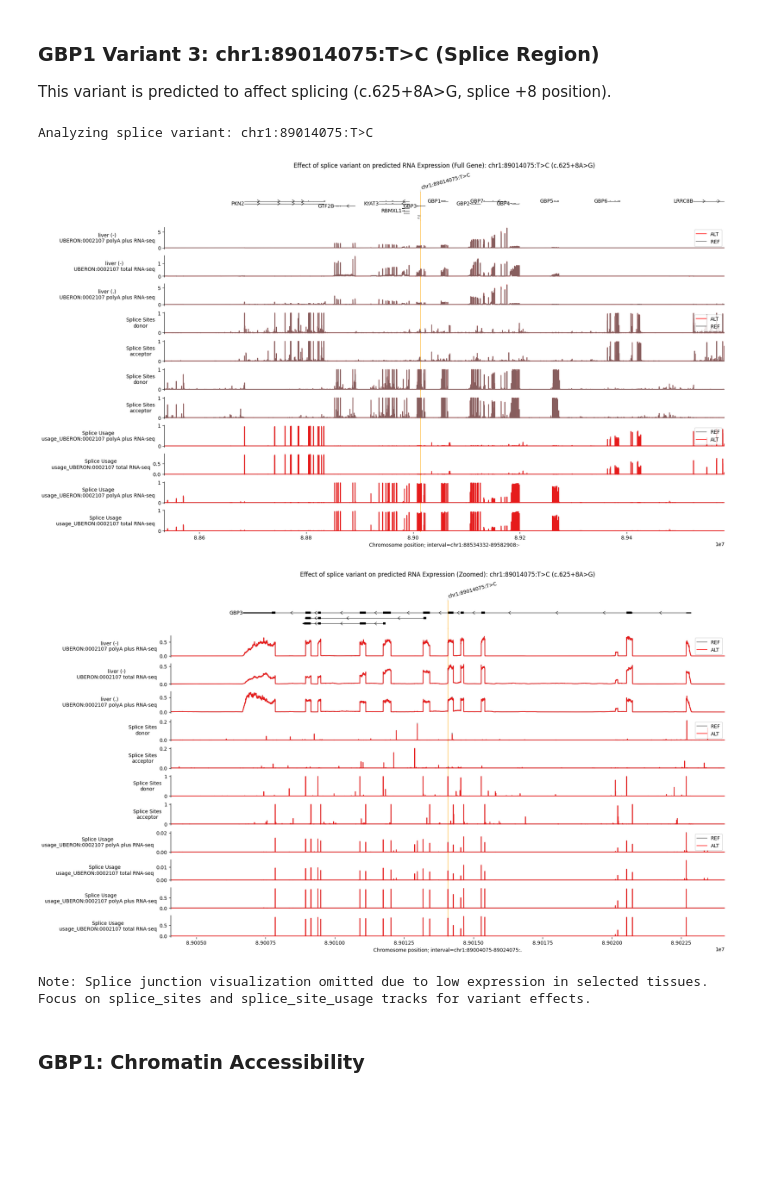
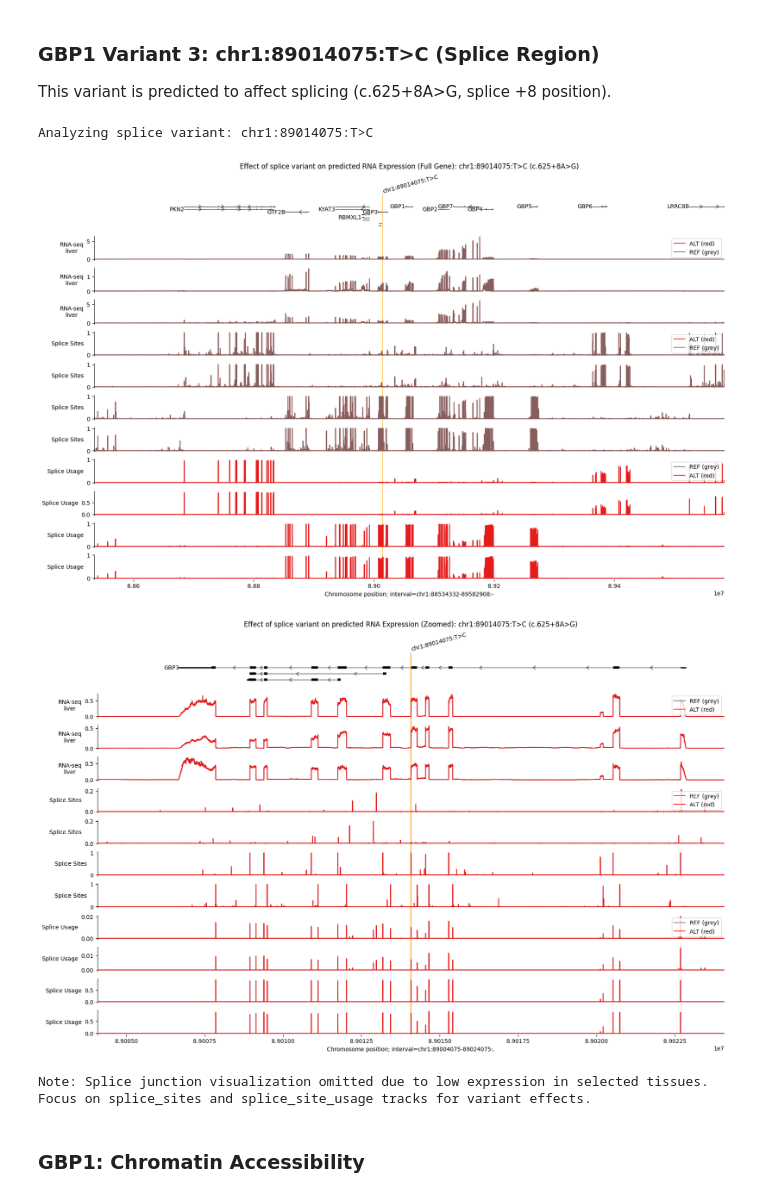
Before and after one commit to gsstephenson/MCDB-5520-group-project-analysis, a Jupyter notebook: alphagenome_validation/variant_analysis_FCGR2B_GBP1.ipynb, the cells around one changed output. Cells and saved outputs as stored; diff of their text form; code cells hidden in the pictures; blank space fills up the shorter version.

```diff
--- a/alphagenome_validation/variant_analysis_FCGR2B_GBP1.ipynb
+++ b/alphagenome_validation/variant_analysis_FCGR2B_GBP1.ipynb
@@ -361,29 +366,29 @@ plot = plot_components.plot(
         # RNA-seq tracks
         plot_components.OverlaidTracks(
             tdata={
-                'REF': gbp1_v3_output.reference.rna_seq.filter_to_nonpositive_strand(),
-                'ALT': gbp1_v3_output.alternate.rna_seq.filter_to_nonpositive_strand(),
+                'REF (grey)': gbp1_v3_output.reference.rna_seq.filter_to_nonpositive_strand(),
+                'ALT (red)': gbp1_v3_output.alternate.rna_seq.filter_to_nonpositive_strand(),
             },
             colors=ref_alt_colors,
-            ylabel_template='{biosample_name} ({strand})\n{name}',
+            ylabel_template='RNA-seq: {biosample_name} ({strand})\nREF=grey, ALT=red',
         ),
         # Splice site tracks
         plot_components.OverlaidTracks(
             tdata={
-                'REF': gbp1_v3_output.reference.splice_sites,
-                'ALT': gbp1_v3_output.alternate.splice_sites,
+                'REF (grey)': gbp1_v3_output.reference.splice_sites,
+                'ALT (red)': gbp1_v3_output.alternate.splice_sites,
             },
             colors=ref_alt_colors,
-            ylabel_template='Splice Sites\n{name}',
+            ylabel_template='Splice Sites\nREF=grey, ALT=red',
         ),
         # Splice site usage tracks
         plot_components.OverlaidTracks(
             tdata={
-                'REF': gbp1_v3_output.reference.splice_site_usage,
-                'ALT': gbp1_v3_output.alternate.splice_site_usage,
+                'REF (grey)': gbp1_v3_output.reference.splice_site_usage,
+                'ALT (red)': gbp1_v3_output.alternate.splice_site_usage,
             },
             colors=ref_alt_colors,
-            ylabel_template='Splice Usage\n{name}',
+            ylabel_template='Splice Usage\nREF=grey, ALT=red',
         ),
     ],
     annotations=[plot_components.VariantAnnotation([gbp1_variants[2]])],
@@ -400,44 +405,44 @@ plot = plot_components.plot(
         # RNA-seq tracks
         plot_components.OverlaidTracks(
             tdata={
-                'REF': gbp1_v3_output.reference.rna_seq.filter_to_nonpositive_strand(),
-                'ALT': gbp1_v3_output.alternate.rna_seq.filter_to_nonpositive_strand(),
+                'REF (grey)': gbp1_v3_output.reference.rna_seq.filter_to_nonpositive_strand(),
+                'ALT (red)': gbp1_v3_output.alternate.rna_seq.filter_to_nonpositive_strand(),
             },
             colors=ref_alt_colors,
-            ylabel_template='{biosample_name} ({strand})\n{name}',
+            ylabel_template='RNA-seq: {biosample_name} ({strand})\nREF=grey, ALT=red',
         ),
         # Splice site tracks
         plot_components.OverlaidTracks(
             tdata={
-                'REF': gbp1_v3_output.reference.splice_sites,
-                'ALT': gbp1_v3_output.alternate.splice_sites,
+                'REF (grey)': gbp1_v3_output.reference.splice_sites,
+                'ALT (red)': gbp1_v3_output.alternate.splice_sites,
             },
             colors=ref_alt_colors,
-            ylabel_template='Splice Sites\n{name}',
+            ylabel_template='Splice Sites\nREF=grey, ALT=red',
         ),
         # Splice site usage tracks
         plot_components.OverlaidTracks(
             tdata={
-                'REF': gbp1_v3_output.reference.splice_site_usage,
-                'ALT': gbp1_v3_output.alternate.splice_site_usage,
+                'REF (grey)': gbp1_v3_output.reference.splice_site_usage,
+                'ALT (red)': gbp1_v3_output.alternate.splice_site_usage,
             },
             colors=ref_alt_colors,
-            ylabel_template='Splice Usage\n{name}',
+            ylabel_template='Splice Usage\nREF=grey, ALT=red',
         ),
     ],
     annotations=[plot_components.VariantAnnotation([gbp1_variants[2]])],
     interval=gbp1_v3_zoom,
     title=f'Effect of splice variant on predicted RNA Expression (Zoomed): {gbp1_variants[2]} (c.625+8A>G)',
 )
 plt.savefig(f'{output_dir}/GBP1/variants/GBP1_chr1_89014075_T_C_splice_region_c.625+8A_G_ZOOMED.png', dpi=300, bbox_inches='tight')
 plt.show()
 
 print("\nNote: Splice junction visualization omitted due to low expression in selected tissues.")
 print("Focus on splice_sites and splice_site_usage tracks for variant effects.")
 # %% [output]
 Analyzing splice variant: chr1:89014075:T>C
-[figure, old version]
+[figure, new version]
-[figure, old version]
+[figure, new version]
 Note: Splice junction visualization omitted due to low expression in selected tissues.
 Focus on splice_sites and splice_site_usage tracks for variant effects.
 # %% [markdown]
```
Also changed, not shown: parts of 5 cells of this notebook, 8 other files.
